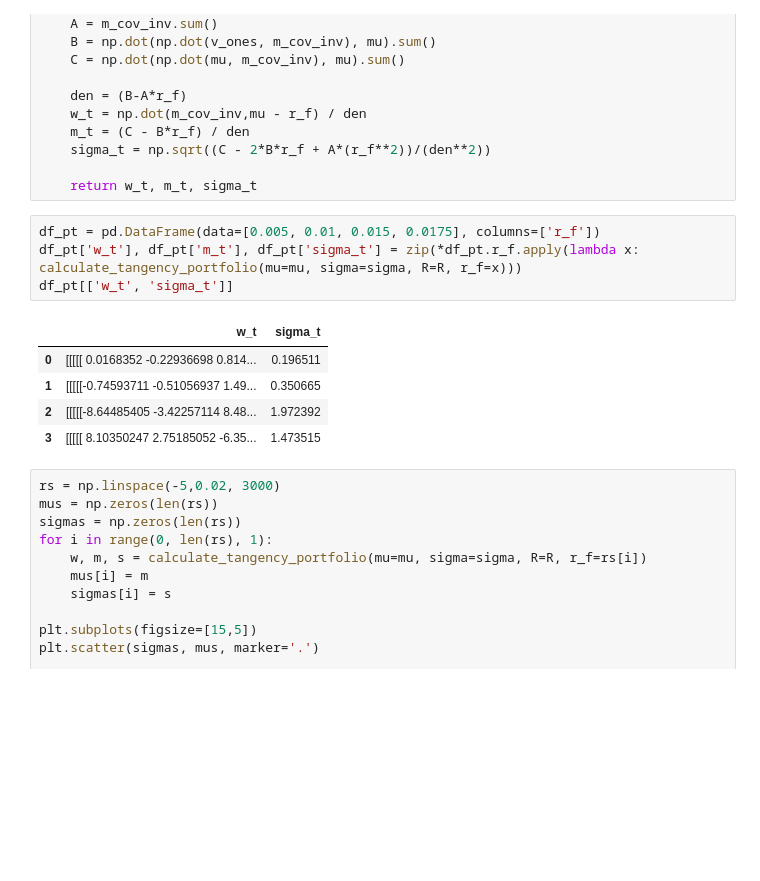
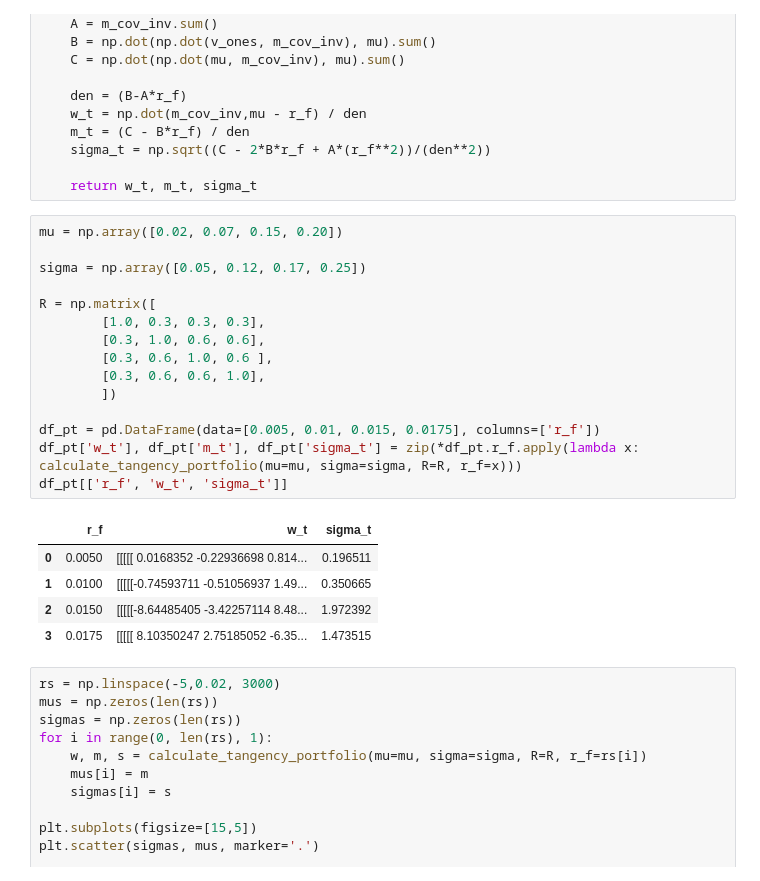
Before and after one commit to fbristotti/cqf, a Jupyter notebook: exam1/exam1.ipynb, the cells around one changed output. Saved outputs shown, nothing was run; the diff lists cells and outputs as text; blank space fills up the shorter version.

```diff
--- a/exam1/exam1.ipynb
+++ b/exam1/exam1.ipynb
@@ -191,15 +191,26 @@ def calculate_tangency_portfolio(mu, sigma, R, r_f):
 
     return w_t, m_t, sigma_t
 # %%
+mu = np.array([0.02, 0.07, 0.15, 0.20])
+
+sigma = np.array([0.05, 0.12, 0.17, 0.25])
+
+R = np.matrix([
+        [1.0, 0.3, 0.3, 0.3],
+        [0.3, 1.0, 0.6, 0.6],
+        [0.3, 0.6, 1.0, 0.6 ],
+        [0.3, 0.6, 0.6, 1.0],
+        ])
+
 df_pt = pd.DataFrame(data=[0.005, 0.01, 0.015, 0.0175], columns=['r_f'])
 df_pt['w_t'], df_pt['m_t'], df_pt['sigma_t'] = zip(*df_pt.r_f.apply(lambda x: calculate_tangency_portfolio(mu=mu, sigma=sigma, R=R, r_f=x)))
-df_pt[['w_t', 'sigma_t']]
+df_pt[['r_f', 'w_t', 'sigma_t']]
 # %% [output]
-|  | w_t | sigma_t |
-| 0 | [[[[[ 0.0168352 -0.22936698 0.814... | 0.196511 |
-| 1 | [[[[[-0.74593711 -0.51056937 1.49... | 0.350665 |
-| 2 | [[[[[-8.64485405 -3.42257114 8.48... | 1.972392 |
-| 3 | [[[[[ 8.10350247 2.75185052 -6.35... | 1.473515 |
+|  | r_f | w_t | sigma_t |
+| 0 | 0.0050 | [[[[[ 0.0168352 -0.22936698 0.814... | 0.196511 |
+| 1 | 0.0100 | [[[[[-0.74593711 -0.51056937 1.49... | 0.350665 |
+| 2 | 0.0150 | [[[[[-8.64485405 -3.42257114 8.48... | 1.972392 |
+| 3 | 0.0175 | [[[[[ 8.10350247 2.75185052 -6.35... | 1.473515 |
 # %%
 rs = np.linspace(-5,0.02, 3000)
 mus = np.zeros(len(rs))
```
Also changed, not shown: parts of 7 cells of this notebook.
